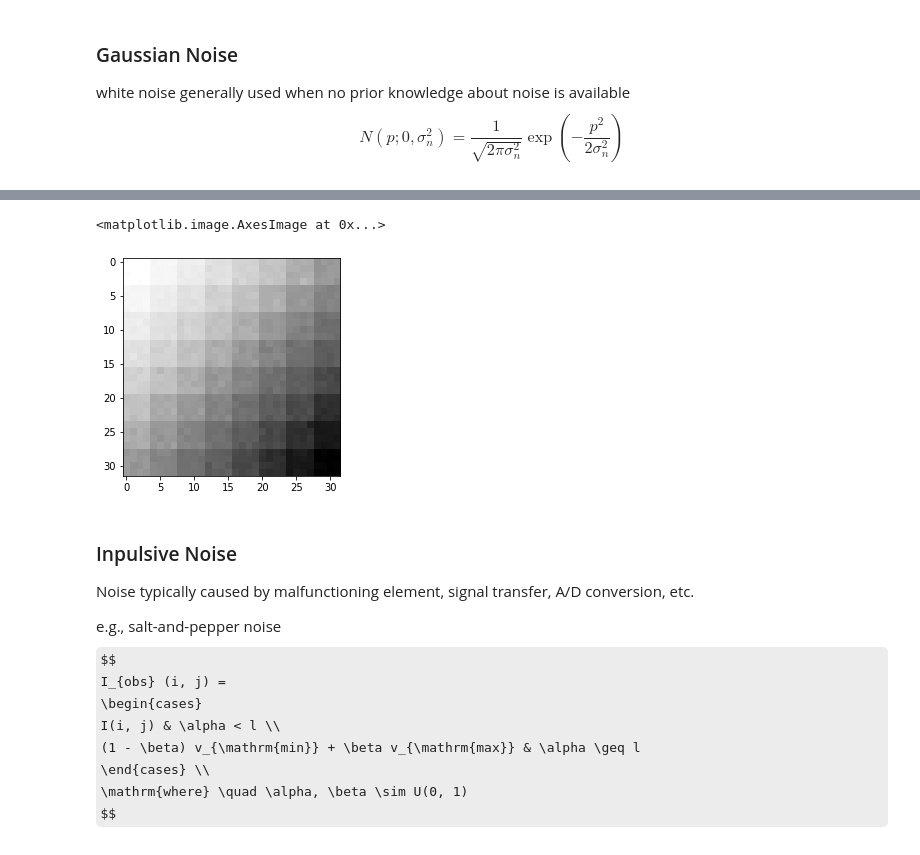
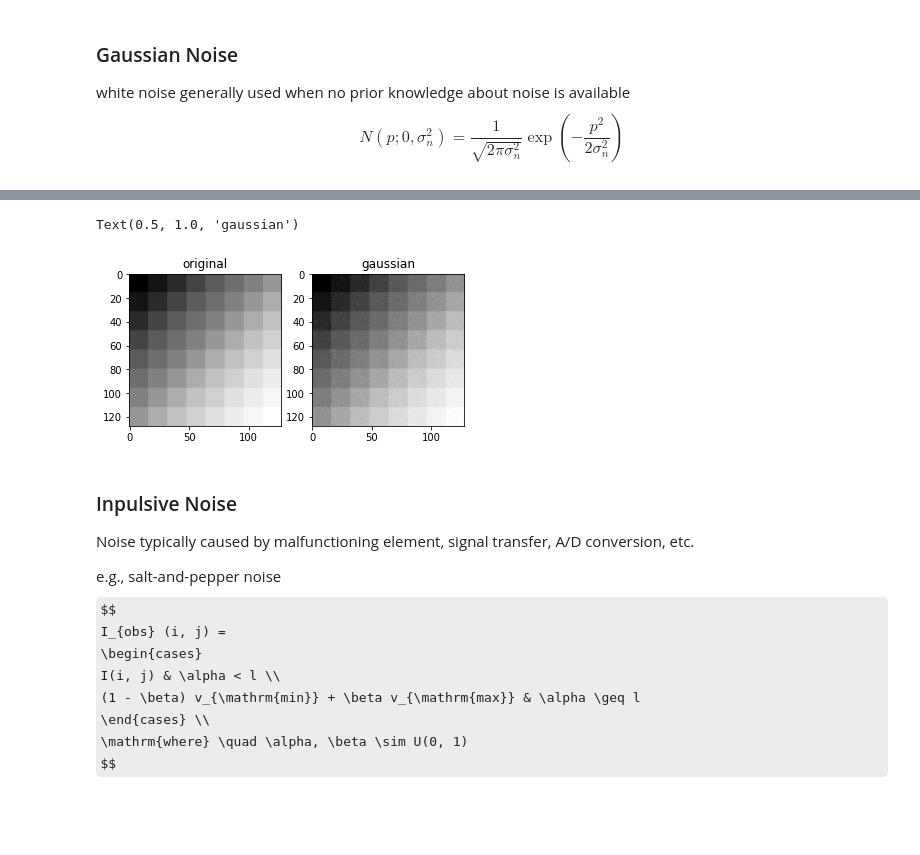
Before and after one commit to w-shimaya/image-processing-lec, a Jupyter notebook: filters.ipynb, the cells around one changed output, grey strips where cells are left out. Cells and saved outputs as stored; diff of their text form; code cells hidden in the pictures; some formulas as TeX source; blank space fills up the shorter version.

```diff
--- a/filters.ipynb
+++ b/filters.ipynb
@@ -25,10 +22,17 @@ plt.imshow(orig_img, cmap="Greys")
 # add gaussian noise with s.d. of 0.05
 gaussian_noise = np.random.normal(size=orig_img.shape) * 0.01
 grid_gaussian = np.clip(orig_img + gaussian_noise, 0., 1.)
-plt.imshow(grid_gaussian, cmap="Greys")
-# %% [output]
-<matplotlib.image.AxesImage at 0x...>
-[figure, removed]
+# %%
+# show results
+plt.subplot(1, 2, 1)
+plt.imshow(orig_img, cmap="Greys_r")
+plt.title("original")
+plt.subplot(1, 2, 2)
+plt.imshow(grid_gaussian, cmap="Greys_r")
+plt.title("gaussian")
+# %% [output]
+Text(0.5, 1.0, 'gaussian')
+[figure, added]
 # %% [markdown]
 ### Inpulsive Noise
 Noise typically caused by malfunctioning element, signal transfer, A/D conversion, etc.
```
Also changed, not shown: parts of 25 cells of this notebook, 2 other files.
